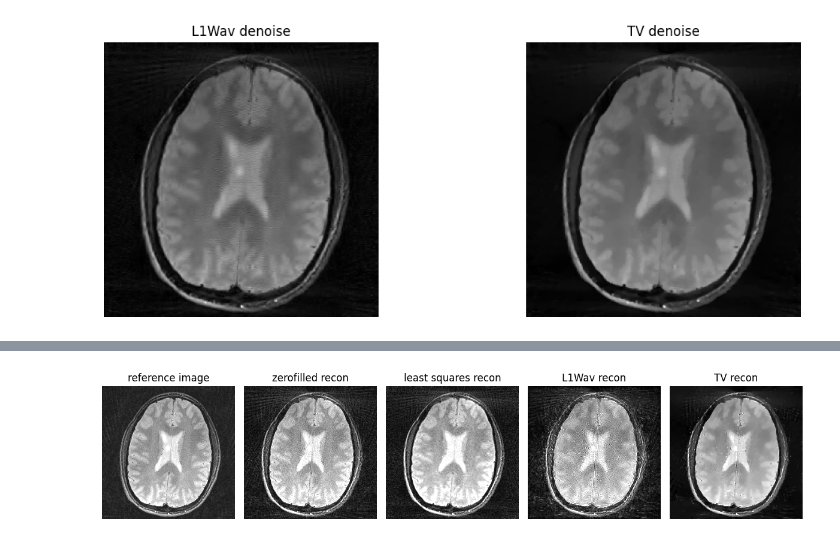
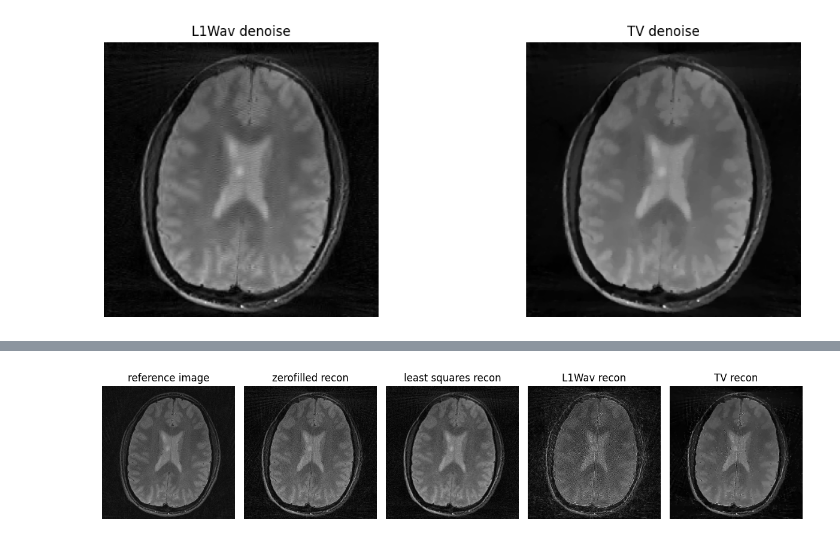
Before and after one commit to INFN-PREDATOR/PREDATOR-milestones, a Jupyter notebook: notebooks/M1c_iterative_reco.ipynb, the cells around one changed output, grey strips where cells are left out. Saved outputs shown, nothing was run; the diff lists cells and outputs as text; code cells hidden in the pictures.

```diff
--- a/notebooks/M1c_iterative_reco.ipynb
+++ b/notebooks/M1c_iterative_reco.ipynb
@@ -119,14 +123,5 @@ plt.tight_layout()
 # %% [output]
 [figure]
 # %%
-img_l1wav = deepmr.recon.recon_lstsq(data.clone(), copy.deepcopy(head), niter=12, prior="L1Wave", lamda=0.25, stepsize=0.5, device=device)
-img_tv = deepmr.recon.recon_lstsq(data.clone(), copy.deepcopy(head), niter=12, prior="TV", lamda=0.25, stepsize=0.5, device=device)
+img_l1wav = deepmr.recon.recon_lstsq(data.clone(), copy.deepcopy(head), niter=10, prior="L1Wave", lamda=0.1, stepsize=1.0, device=device)
+img_tv = deepmr.recon.recon_lstsq(data.clone(), copy.deepcopy(head), niter=15, prior="TV", lamda=0.1, stepsize=1.0, device=device)
-# %%
-# plot
-plt.rcParams['figure.figsize'] = [12, 4]
-
-plt.subplot(1, 2, 1)
-_ = plt.imshow(abs(torch.flip(img_l1wav, dims=(-1,)).squeeze().numpy(force=True)).T, cmap="gray"), plt.axis("off"), plt.title("L1Wav recon")
-plt.subplot(1, 2, 2)
-_ = plt.imshow(abs(torch.flip(img_tv, dims=(-1,)).squeeze().numpy(force=True)).T, cmap="gray"), plt.axis("off"), plt.title("TV recon")
-plt.tight_layout()
@@ -135,21 +128,21 @@ plt.tight_layout()
 # %%
 plt.rcParams['figure.figsize'] = [12, 4]
 
 plt.subplot(1, 5, 1)
 tmp = abs(torch.flip(img0, dims=(-1,)).squeeze().numpy(force=True)).T
-_ = plt.imshow(tmp / tmp.max(), cmap="gray", vmin=0, vmax=0.5), plt.axis("off"), plt.title("reference image")
+_ = plt.imshow(tmp / tmp.max(), cmap="gray", vmin=0, vmax=1.0), plt.axis("off"), plt.title("reference image")
 plt.subplot(1, 5, 2)
 tmp = abs(torch.flip(img_zf, dims=(-1,)).squeeze().numpy(force=True)).T
-_ = plt.imshow(tmp / tmp.max(), cmap="gray", vmin=0, vmax=0.5), plt.axis("off"), plt.title("zerofilled recon")
+_ = plt.imshow(tmp / tmp.max(), cmap="gray", vmin=0, vmax=1.0), plt.axis("off"), plt.title("zerofilled recon")
 plt.subplot(1, 5, 3)
 tmp = abs(torch.flip(img_tk, dims=(-1,)).squeeze().numpy(force=True)).T
-_ = plt.imshow(tmp / tmp.max(), cmap="gray", vmin=0, vmax=0.5), plt.axis("off"), plt.title("least squares recon")
+_ = plt.imshow(tmp / tmp.max(), cmap="gray", vmin=0, vmax=1.0), plt.axis("off"), plt.title("least squares recon")
 plt.subplot(1, 5, 4)
 tmp = abs(torch.flip(img_l1wav, dims=(-1,)).squeeze().numpy(force=True)).T
-_ = plt.imshow(tmp / tmp.max(), cmap="gray", vmin=0, vmax=0.4), plt.axis("off"), plt.title("L1Wav recon")
+_ = plt.imshow(tmp / tmp.max(), cmap="gray", vmin=0, vmax=0.75), plt.axis("off"), plt.title("L1Wav recon")
 plt.subplot(1, 5, 5)
 tmp = abs(torch.flip(img_tv, dims=(-1,)).squeeze().numpy(force=True)).T
-_ = plt.imshow(tmp / tmp.max(), cmap="gray", vmin=0, vmax=0.4), plt.axis("off"), plt.title("TV recon")
+_ = plt.imshow(tmp / tmp.max(), cmap="gray", vmin=0, vmax=0.7), plt.axis("off"), plt.title("TV recon")
 plt.tight_layout()
 # %% [output]
-[figure, old version]
+[figure, new version]
```
Also changed, not shown: parts of 2 cells of this notebook, 2 other files.
